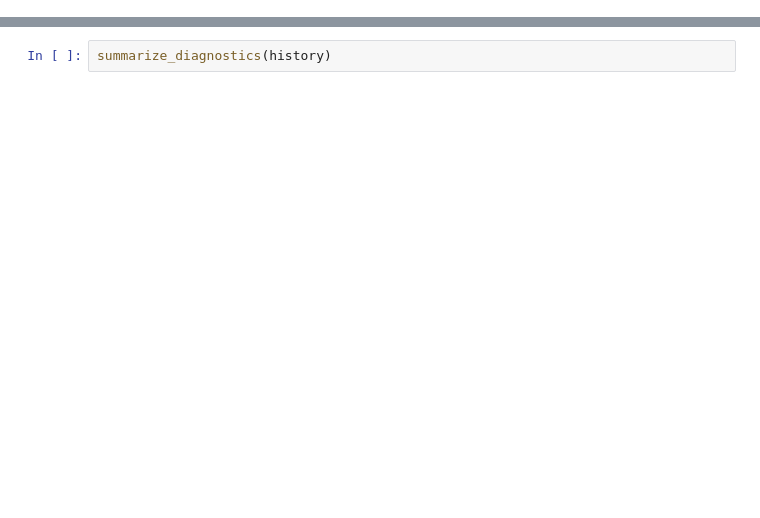
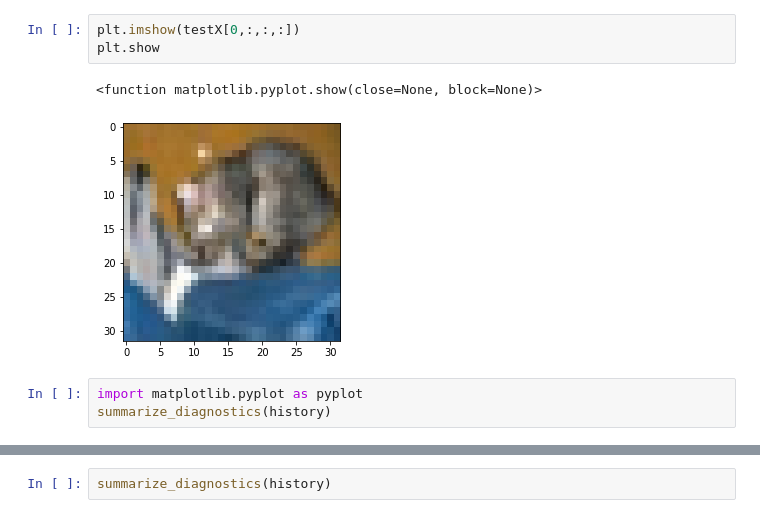
Before and after one commit to amweng/cnn-filter-metrics, a Jupyter notebook: train-cifar10-VGG8.ipynb, the cells around one changed output, grey strips where cells are left out. Saved outputs shown, nothing was run; the diff lists cells and outputs as text; blank space fills up the shorter version.

```diff
--- a/train-cifar10-VGG8.ipynb
+++ b/train-cifar10-VGG8.ipynb
@@ -101,0 +331,9 @@ KeyboardInterrupt:
+# %%
+plt.imshow(testX[0,:,:,:])
+plt.show
+# %% [output]
+<function matplotlib.pyplot.show(close=None, block=None)>
+[figure, added]
+# %%
+import matplotlib.pyplot as pyplot
+summarize_diagnostics(history)
```
Also changed, not shown: parts of 9 cells of this notebook, 26 other files.
